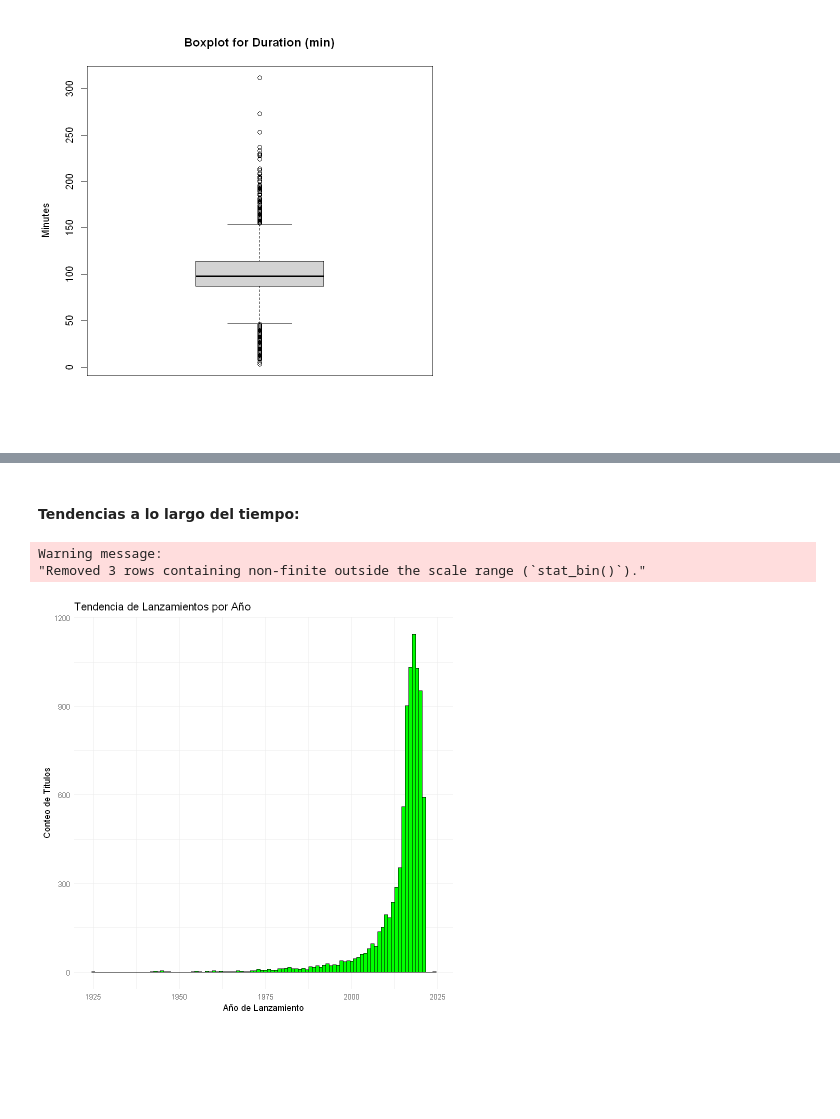
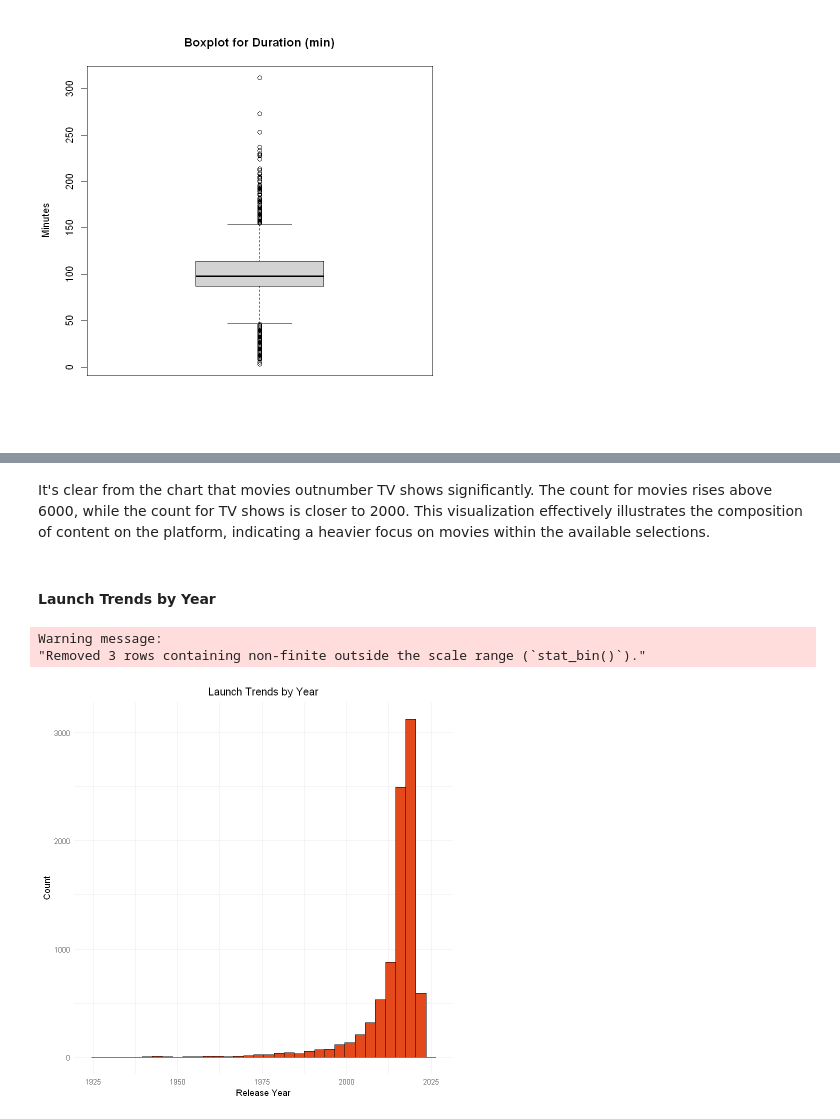
Before and after one commit to emmaarenas/netflix-analysis, a Jupyter notebook: notebooks/netflix-analysis.ipynb, the cells around one changed output, grey strips where cells are left out. Saved outputs shown, nothing was run; the diff lists cells and outputs as text; code cells hidden in the pictures; blank space fills up the shorter version.

```diff
--- a/notebooks/netflix-analysis.ipynb
+++ b/notebooks/netflix-analysis.ipynb
@@ -270,11 +302,14 @@ ggplot(netflix_titles_filtered, aes(x = type)) +
+# %% [markdown]
+ It's clear from the chart that movies outnumber TV shows significantly. The count for movies rises above 6000, while the count for TV shows is closer to 2000. This visualization effectively illustrates the composition of content on the platform, indicating a heavier focus on movies within the available selections.
 # %% [markdown]
-#### Tendencias a lo largo del tiempo:
+#### Launch Trends by Year
 # %%
 ggplot(netflix_titles, aes(x = as.numeric(release_year))) +
-  geom_histogram(binwidth = 1, fill = 'green', color = 'black') +
-  labs(title = "Tendencia de Lanzamientos por Año", x = "Año de Lanzamiento", y = "Conteo de Títulos") +
-  theme_minimal()
+  geom_histogram(binwidth = 3, fill = '#e4491c', color = 'black') +
+  labs(title = "Launch Trends by Year", x = "Release Year", y = "Count") +
+  theme_minimal() +
+  theme(plot.title = element_text(hjust = 0.5))
 # %% [output]
 Warning message:
 "Removed 3 rows containing non-finite outside the scale range (`stat_bin()`)."
-[figure, old version]
+[figure, new version]
```
Also changed, not shown: parts of 67 cells of this notebook.
